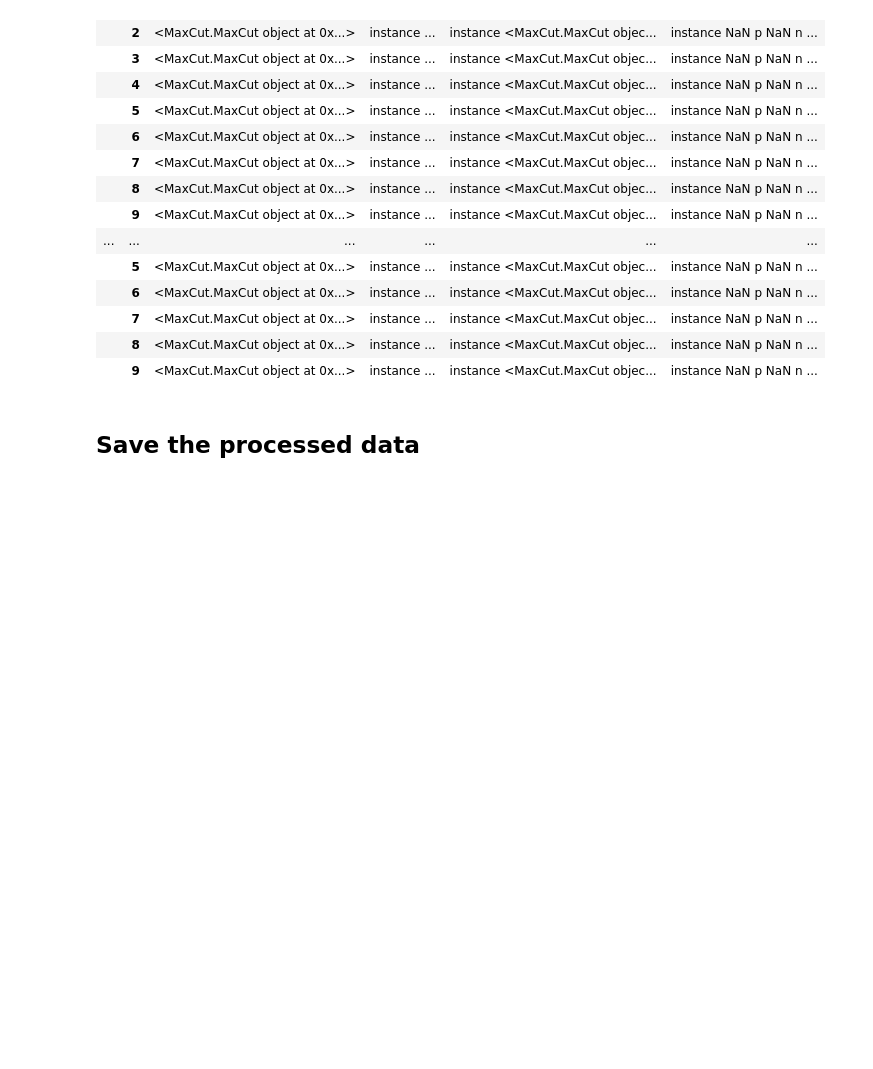
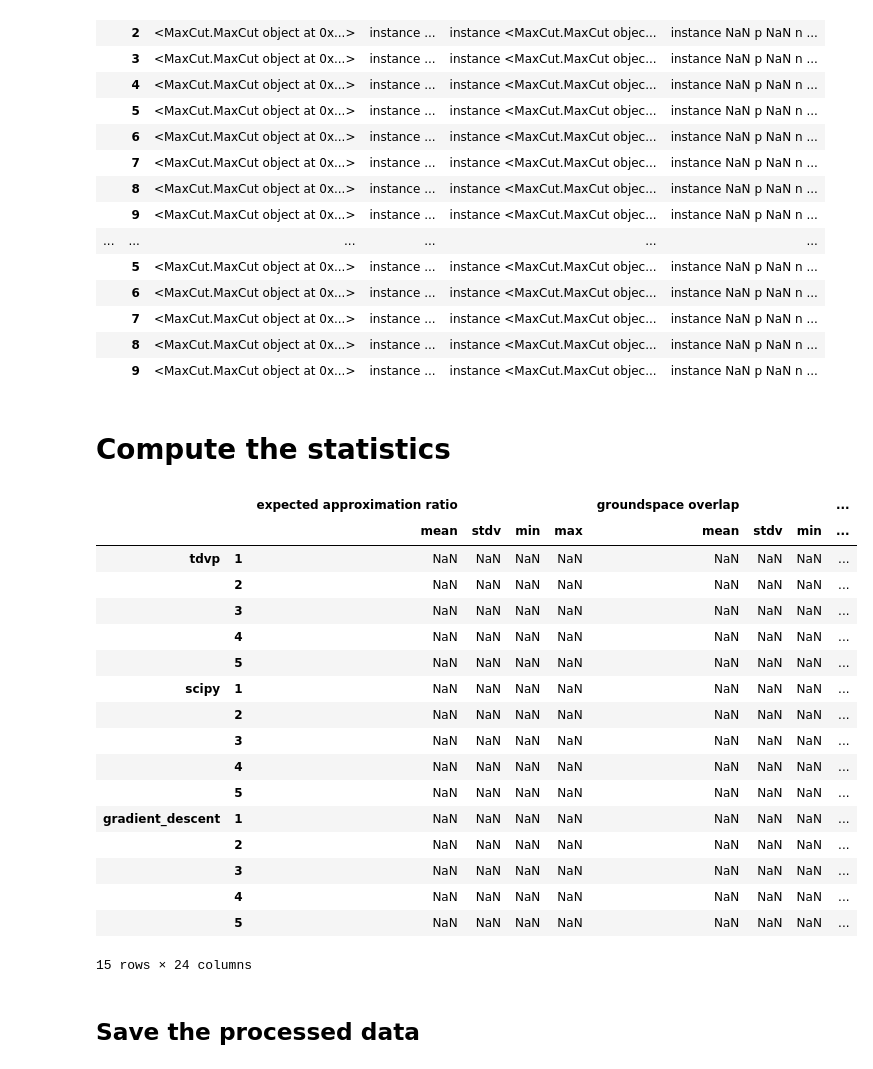
Before and after one commit to LeonhardRichter/TDVP_and_QAOA, a Jupyter notebook: data_processing.ipynb, the cells around one changed output. Drawn from its saved outputs; the diff is of its cells as text; code cells hidden in the pictures; blank space fills up the shorter version.

Commit message:
sketch computation of statistics

```diff
--- a/data_processing.ipynb
+++ b/data_processing.ipynb
@@ -283,3 +283,36 @@ df
 |  | 7 | <MaxCut.MaxCut object at 0x...> | instance ... | instance <MaxCut.MaxCut objec... | instance NaN p NaN n ... |
 |  | 8 | <MaxCut.MaxCut object at 0x...> | instance ... | instance <MaxCut.MaxCut objec... | instance NaN p NaN n ... |
 |  | 9 | <MaxCut.MaxCut object at 0x...> | instance ... | instance <MaxCut.MaxCut objec... | instance NaN p NaN n ... |
+# %% [markdown]
+# Compute the statistics
+# %%
+min_p = min(df.index, key= lambda x: x[0])[0]
+max_p = max(df.index, key= lambda x: x[0])[0]
+
+algs = ['tdvp', 'scipy', 'gradient_descent']
+index = pd.MultiIndex.from_product([algs,range(min_p, max_p+1)])
+
+measures = ['expected approximation ratio', 'groundspace overlap', 'groundspace sharpness', 'Approximation ratio', 'circuit count', 'gate count']
+types = ['mean', 'stdv','min','max', ]
+measure_index=pd.MultiIndex.from_product([measures, types])
+
+stat = pd.DataFrame(index=index, columns=measure_index);stat
+# %% [output]
+|  |  | expected approximation ratio |  |  |  | groundspace overlap |  |  | ... |
+|  |  | mean | stdv | min | max | mean | stdv | min | ... |
+| tdvp | 1 | NaN | NaN | NaN | NaN | NaN | NaN | NaN | ... |
+|  | 2 | NaN | NaN | NaN | NaN | NaN | NaN | NaN | ... |
+|  | 3 | NaN | NaN | NaN | NaN | NaN | NaN | NaN | ... |
+|  | 4 | NaN | NaN | NaN | NaN | NaN | NaN | NaN | ... |
+|  | 5 | NaN | NaN | NaN | NaN | NaN | NaN | NaN | ... |
+| scipy | 1 | NaN | NaN | NaN | NaN | NaN | NaN | NaN | ... |
+|  | 2 | NaN | NaN | NaN | NaN | NaN | NaN | NaN | ... |
+|  | 3 | NaN | NaN | NaN | NaN | NaN | NaN | NaN | ... |
+|  | 4 | NaN | NaN | NaN | NaN | NaN | NaN | NaN | ... |
+|  | 5 | NaN | NaN | NaN | NaN | NaN | NaN | NaN | ... |
+| gradient_descent | 1 | NaN | NaN | NaN | NaN | NaN | NaN | NaN | ... |
+|  | 2 | NaN | NaN | NaN | NaN | NaN | NaN | NaN | ... |
+|  | 3 | NaN | NaN | NaN | NaN | NaN | NaN | NaN | ... |
+|  | 4 | NaN | NaN | NaN | NaN | NaN | NaN | NaN | ... |
+|  | 5 | NaN | NaN | NaN | NaN | NaN | NaN | NaN | ... |
+15 rows × 24 columns
```
Also changed, not shown: parts of 1 cell of this notebook.
